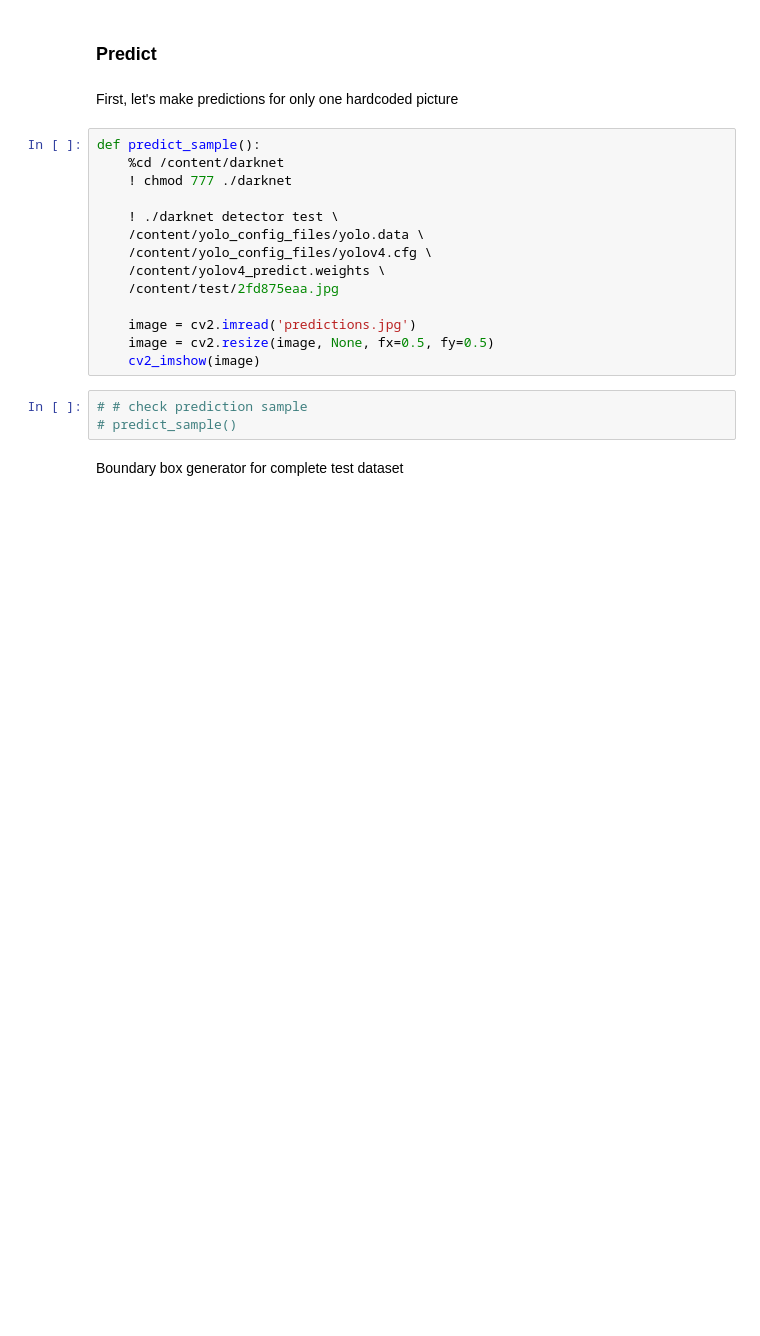
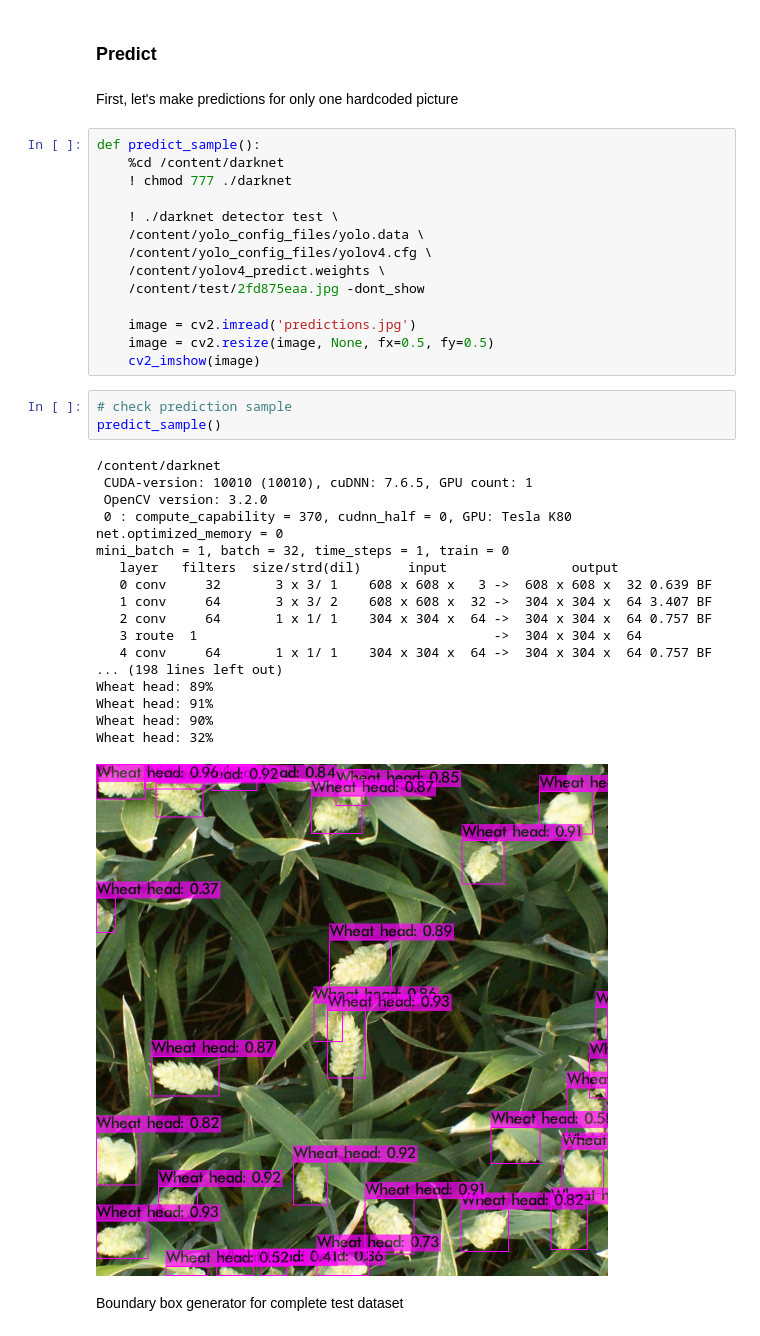
Before and after one commit to Gooogr/Kaggle_Global_Wheat_Detection, a Jupyter notebook: GWD_YOLO_v4_predict.ipynb, the cells around one changed output. Saved outputs shown, nothing was run; the diff lists cells and outputs as text; blank space fills up the shorter version.

```diff
--- a/GWD_YOLO_v4_predict.ipynb
+++ b/GWD_YOLO_v4_predict.ipynb
@@ -289,14 +228,33 @@ def predict_sample():
     /content/yolo_config_files/yolo.data \
     /content/yolo_config_files/yolov4.cfg \
     /content/yolov4_predict.weights \
-    /content/test/2fd875eaa.jpg
+    /content/test/2fd875eaa.jpg -dont_show
 
     image = cv2.imread('predictions.jpg')
     image = cv2.resize(image, None, fx=0.5, fy=0.5)
     cv2_imshow(image)
 # %%
-# # check prediction sample
-# predict_sample()
+# check prediction sample
+predict_sample()
+# %% [output]
+/content/darknet
+ CUDA-version: 10010 (10010), cuDNN: 7.6.5, GPU count: 1
+ OpenCV version: 3.2.0
+ 0 : compute_capability = 370, cudnn_half = 0, GPU: Tesla K80
+net.optimized_memory = 0
+mini_batch = 1, batch = 32, time_steps = 1, train = 0
+   layer   filters  size/strd(dil)      input                output
+   0 conv     32       3 x 3/ 1    608 x 608 x   3 ->  608 x 608 x  32 0.639 BF
+   1 conv     64       3 x 3/ 2    608 x 608 x  32 ->  304 x 304 x  64 3.407 BF
+   2 conv     64       1 x 1/ 1    304 x 304 x  64 ->  304 x 304 x  64 0.757 BF
+   3 route  1                                      ->  304 x 304 x  64
+   4 conv     64       1 x 1/ 1    304 x 304 x  64 ->  304 x 304 x  64 0.757 BF
+... (198 lines left out)
+Wheat head: 89%
+Wheat head: 91%
+Wheat head: 90%
+Wheat head: 32%
+[figure, added]
 # %% [markdown]
 Boundary box generator for complete test dataset
 # %%
```
Also changed, not shown: parts of 22 cells of this notebook.
